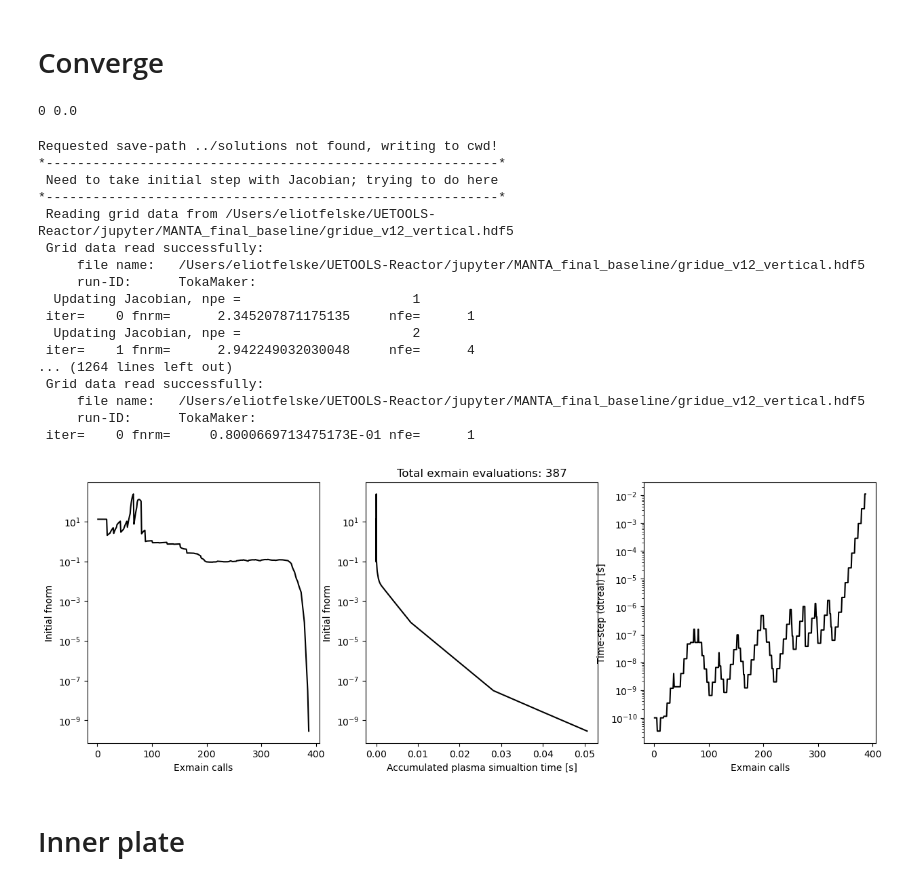
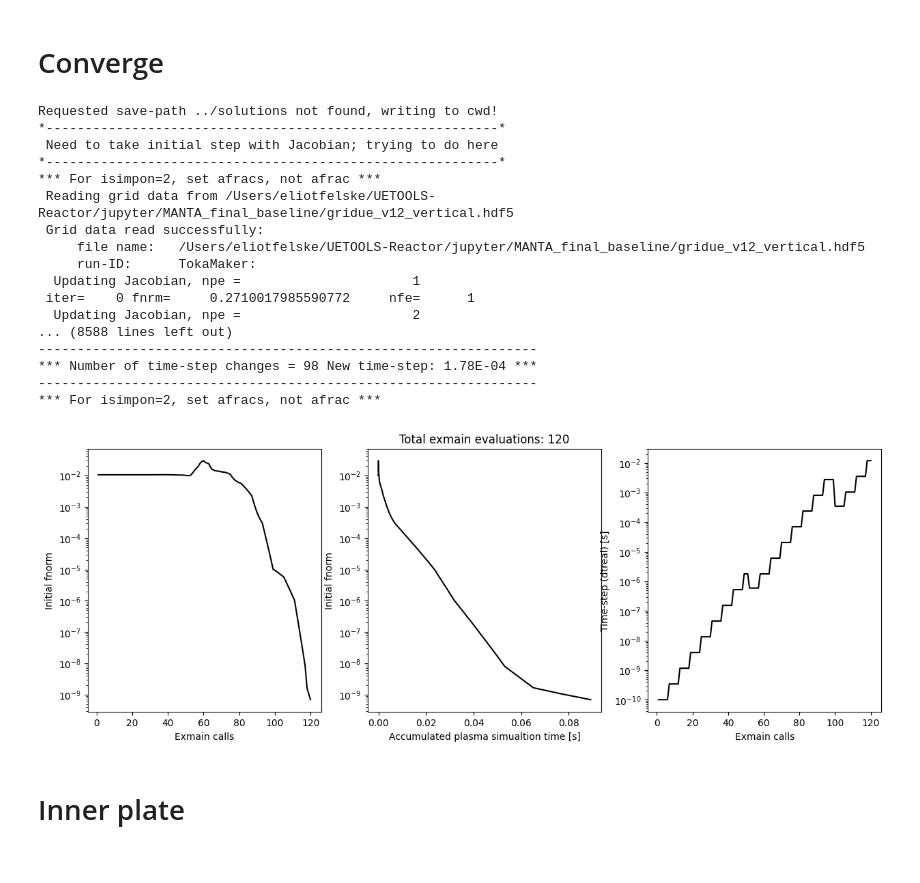
Before and after one commit to KasaiYuki/UETOOLS-Reactor, a Jupyter notebook: jupyter/MANTA_final_baseline/main.ipynb, the cells around one changed output. Drawn from its saved outputs; the diff is of its cells as text; code cells hidden in the pictures.

```diff
--- a/jupyter/MANTA_final_baseline/main.ipynb
+++ b/jupyter/MANTA_final_baseline/main.ipynb
@@ -560,16 +133,12 @@ plot_sinksource(c)
 # %% [markdown]
 # Converge
-# %%
-print(bbb.isphiofft,bbb.gamsec)
-# %% [output]
-0 0.0
 # %%
 import subprocess
 bbb.isbcwdt=0
 proc = subprocess.Popen(['caffeinate'])
 
 try:
-    c.converge(savefname='reconverged_v12_vert_dif2', dtreal=1e-10)
+    c.converge(savefname='reconverged_v12_p3.93_n2.38_imp1e4_d0.05_ke0.06_ki0.1', dtreal=1e-10)
     os.system("printf '\7'") #macos plays sound after converging
 finally:
     # Terminate caffeinate
@@ -579,23 +148,23 @@ Requested save-path ../solutions not found, writing to cwd!
 *----------------------------------------------------------*
  Need to take initial step with Jacobian; trying to do here
 *----------------------------------------------------------*
+*** For isimpon=2, set afracs, not afrac ***
  Reading grid data from /Users/eliotfelske/UETOOLS-Reactor/jupyter/MANTA_final_baseline/gridue_v12_vertical.hdf5
  Grid data read successfully:
      file name:   /Users/eliotfelske/UETOOLS-Reactor/jupyter/MANTA_final_baseline/gridue_v12_vertical.hdf5
      run-ID:      TokaMaker:
   Updating Jacobian, npe =                      1
- iter=    0 fnrm=      2.345207871175135     nfe=      1
+ iter=    0 fnrm=     0.2710017985590772     nfe=      1
   Updating Jacobian, npe =                      2
- iter=    1 fnrm=      2.942249032030048     nfe=      4
-... (1264 lines left out)
- Grid data read successfully:
-     file name:   /Users/eliotfelske/UETOOLS-Reactor/jupyter/MANTA_final_baseline/gridue_v12_vertical.hdf5
-     run-ID:      TokaMaker:
- iter=    0 fnrm=     0.8000669713475173E-01 nfe=      1
+... (8588 lines left out)
+----------------------------------------------------------------
+*** Number of time-step changes = 98 New time-step: 1.78E-04 ***
+----------------------------------------------------------------
+*** For isimpon=2, set afracs, not afrac ***
 # %%
-c.solver.convergenceanalysis('reconverged_v9_integrated_puff2_last_ii2.hdf5');
+c.solver.convergenceanalysis('reconverged_v12_p4_n2_imp1e4_d0.05_ke0.06_ki0.1_last_ii2.hdf5');
 # %% [output]
-[figure, old version]
+[figure, new version]
 # %% [markdown]
 # Inner plate
 # %%
```
Also changed, not shown: parts of 20 cells of this notebook, 29 other files.
